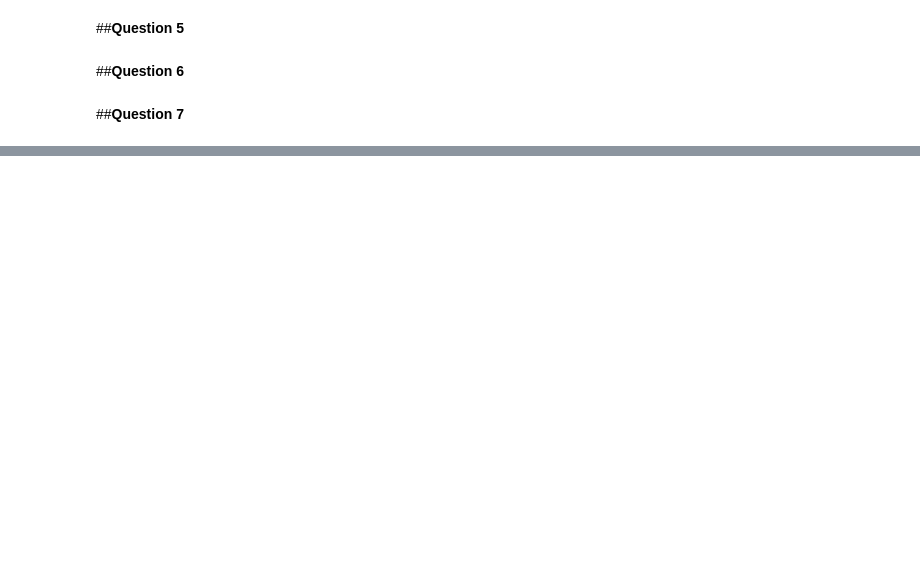
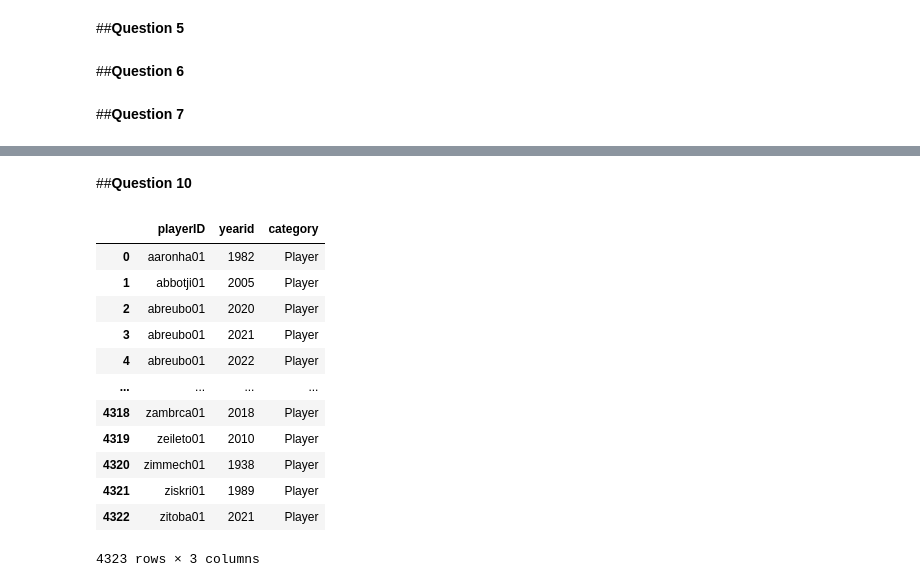
Before and after one commit to Feznix/Stats-554, a Jupyter notebook: Homework_5.ipynb, the cells around one changed output, grey strips where cells are left out. Drawn from its saved outputs; the diff is of its cells as text; code cells hidden in the pictures; blank space fills up the shorter version.

```diff
--- a/Homework_5.ipynb
+++ b/Homework_5.ipynb
@@ -125,0 +182,18 @@ This number translates to there being a 0.48% chance to get a slope of this regr
+# %% [markdown]
+##**Question 10**
+# %%
+pd.read_sql('SELECT playerID, yearID, category FROM HallOfFame', MLB)
+# %% [output]
+|  | playerID | yearid | category |
+| 0 | aaronha01 | 1982 | Player |
+| 1 | abbotji01 | 2005 | Player |
+| 2 | abreubo01 | 2020 | Player |
+| 3 | abreubo01 | 2021 | Player |
+| 4 | abreubo01 | 2022 | Player |
+| ... | ... | ... | ... |
+| 4318 | zambrca01 | 2018 | Player |
+| 4319 | zeileto01 | 2010 | Player |
+| 4320 | zimmech01 | 1938 | Player |
+| 4321 | ziskri01 | 1989 | Player |
+| 4322 | zitoba01 | 2021 | Player |
+4323 rows × 3 columns
```
Also changed, not shown: parts of 16 cells of this notebook.
